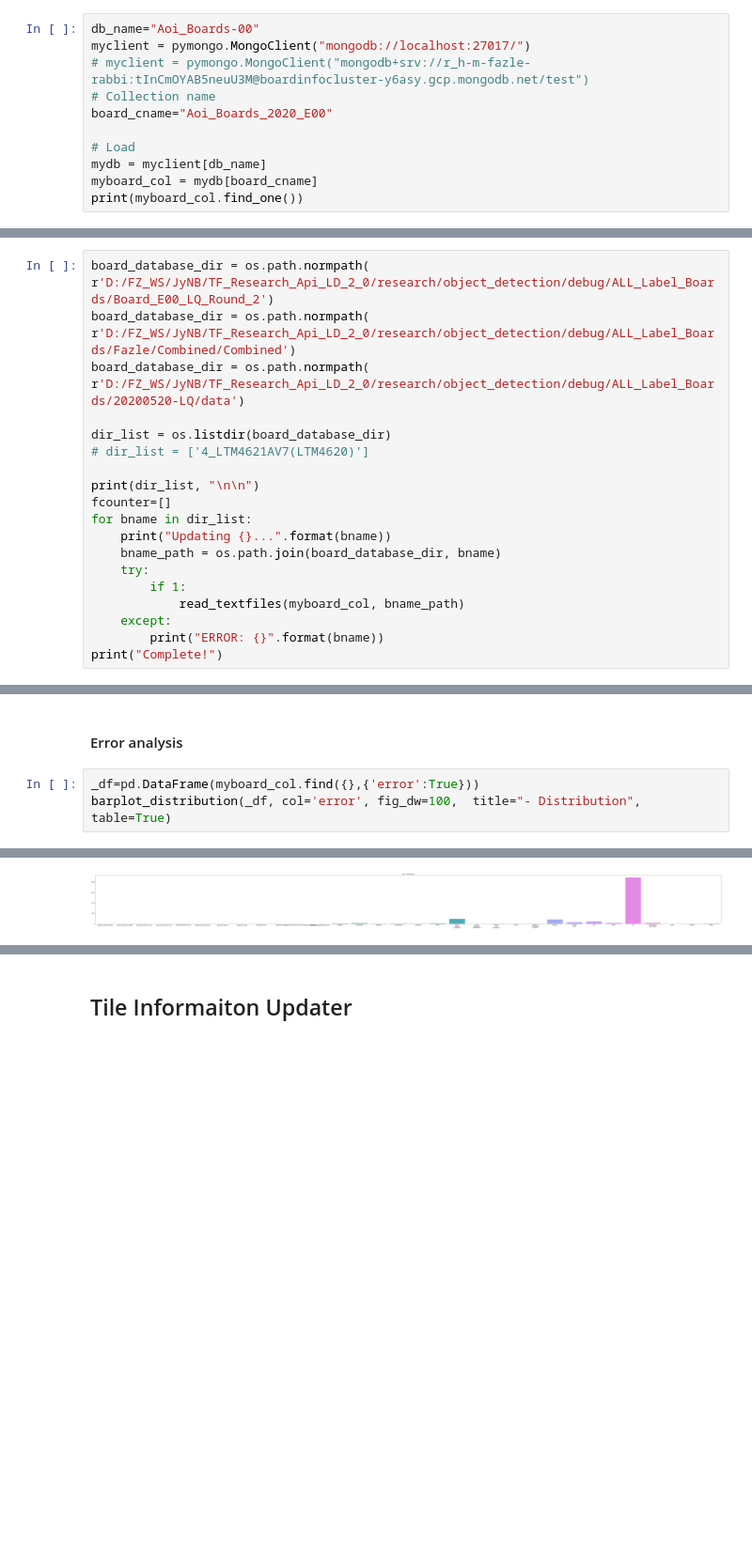
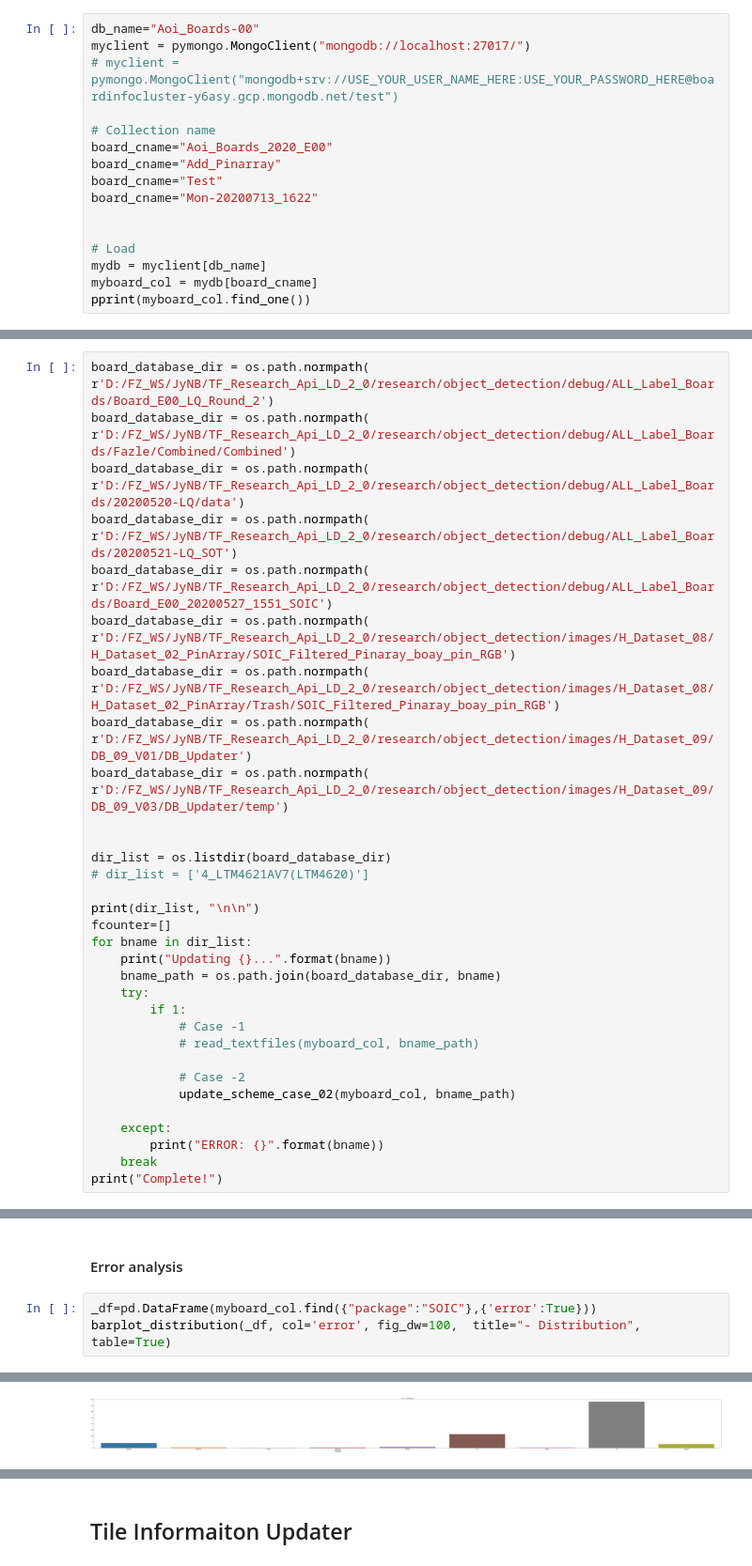
Before and after one commit to HMFazleRabbi/TF_Research_Api, a Jupyter notebook: research/object_detection/scripts/Mongo-DB_LabelUpdater.ipynb, the cells around one changed output, grey strips where cells are left out. Shown at 94% size. Saved outputs shown, nothing was run; the diff lists cells and outputs as text; blank space fills up the shorter version.

Commit message:
[Update]: Code backup for the data.

```diff
--- a/research/object_detection/scripts/Mongo-DB_LabelUpdater.ipynb
+++ b/research/object_detection/scripts/Mongo-DB_LabelUpdater.ipynb
@@ -60,12 +61,17 @@ def createDirectory(path):
 # %%
 db_name="Aoi_Boards-00"
 myclient = pymongo.MongoClient("mongodb://localhost:27017/")
-# myclient = pymongo.MongoClient("mongodb+srv://r_h-m-fazle-rabbi:tInCmOYAB5neuU3M@boardinfocluster-y6asy.gcp.mongodb.net/test")
+# myclient = pymongo.MongoClient("mongodb+srv://USE_YOUR_USER_NAME_HERE:USE_YOUR_PASSWORD_HERE@boardinfocluster-y6asy.gcp.mongodb.net/test")
+
 # Collection name
 board_cname="Aoi_Boards_2020_E00"
+board_cname="Add_Pinarray"
+board_cname="Test"
+board_cname="Mon-20200713_1622"
+
 
 # Load
 mydb = myclient[db_name]
 myboard_col = mydb[board_cname]
-print(myboard_col.find_one())
+pprint(myboard_col.find_one())
 # %% [output]
@@ -230,6 +408,13 @@ def read_textfiles(myboard_col, board_path):
 board_database_dir = os.path.normpath( r'D:/FZ_WS/JyNB/TF_Research_Api_LD_2_0/research/object_detection/debug/ALL_Label_Boards/Board_E00_LQ_Round_2')
 board_database_dir = os.path.normpath( r'D:/FZ_WS/JyNB/TF_Research_Api_LD_2_0/research/object_detection/debug/ALL_Label_Boards/Fazle/Combined/Combined')
 board_database_dir = os.path.normpath( r'D:/FZ_WS/JyNB/TF_Research_Api_LD_2_0/research/object_detection/debug/ALL_Label_Boards/20200520-LQ/data')
+board_database_dir = os.path.normpath( r'D:/FZ_WS/JyNB/TF_Research_Api_LD_2_0/research/object_detection/debug/ALL_Label_Boards/20200521-LQ_SOT')
+board_database_dir = os.path.normpath( r'D:/FZ_WS/JyNB/TF_Research_Api_LD_2_0/research/object_detection/debug/ALL_Label_Boards/Board_E00_20200527_1551_SOIC')
+board_database_dir = os.path.normpath( r'D:/FZ_WS/JyNB/TF_Research_Api_LD_2_0/research/object_detection/images/H_Dataset_08/H_Dataset_02_PinArray/SOIC_Filtered_Pinaray_boay_pin_RGB')
+board_database_dir = os.path.normpath( r'D:/FZ_WS/JyNB/TF_Research_Api_LD_2_0/research/object_detection/images/H_Dataset_08/H_Dataset_02_PinArray/Trash/SOIC_Filtered_Pinaray_boay_pin_RGB')
+board_database_dir = os.path.normpath( r'D:/FZ_WS/JyNB/TF_Research_Api_LD_2_0/research/object_detection/images/H_Dataset_09/DB_09_V01/DB_Updater')
+board_database_dir = os.path.normpath( r'D:/FZ_WS/JyNB/TF_Research_Api_LD_2_0/research/object_detection/images/H_Dataset_09/DB_09_V03/DB_Updater/temp')
+
 
 dir_list = os.listdir(board_database_dir)
 # dir_list = ['4_LTM4621AV7(LTM4620)']
@@ -241,8 +426,14 @@ for bname in dir_list:
     bname_path = os.path.join(board_database_dir, bname)
     try:
         if 1:
-            read_textfiles(myboard_col, bname_path)
+            # Case -1
+            # read_textfiles(myboard_col, bname_path)
+
+            # Case -2
+            update_scheme_case_02(myboard_col, bname_path)
+
     except:
         print("ERROR: {}".format(bname))
+    break
 print("Complete!")
 # %% [output]
@@ -379,7 +568,7 @@ myboard_col.find_one({'_id': ObjectId('5e97d87a31f3430c6e9a099a')})
 # %% [markdown]
 #### Error analysis
 # %%
-_df=pd.DataFrame(myboard_col.find({},{'error':True}))
+_df=pd.DataFrame(myboard_col.find({"package":"SOIC"},{'error':True}))
 barplot_distribution(_df, col='error', fig_dw=100,  title="- Distribution", table=True)
 # %% [output]
 error - Distribution ------------------
@@ -401,5 +585,5 @@ SKEW                                               132
 Name: error, dtype: int64
-[figure, old version]
+[figure, new version]
 # %%
 _df=pd.DataFrame(myboard_col.find({},{'package':True}))
 barplot_distribution(_df, col='package',  title="count distribution", table=True)
```
Also changed, not shown: parts of 21 cells of this notebook, 7 other files.
